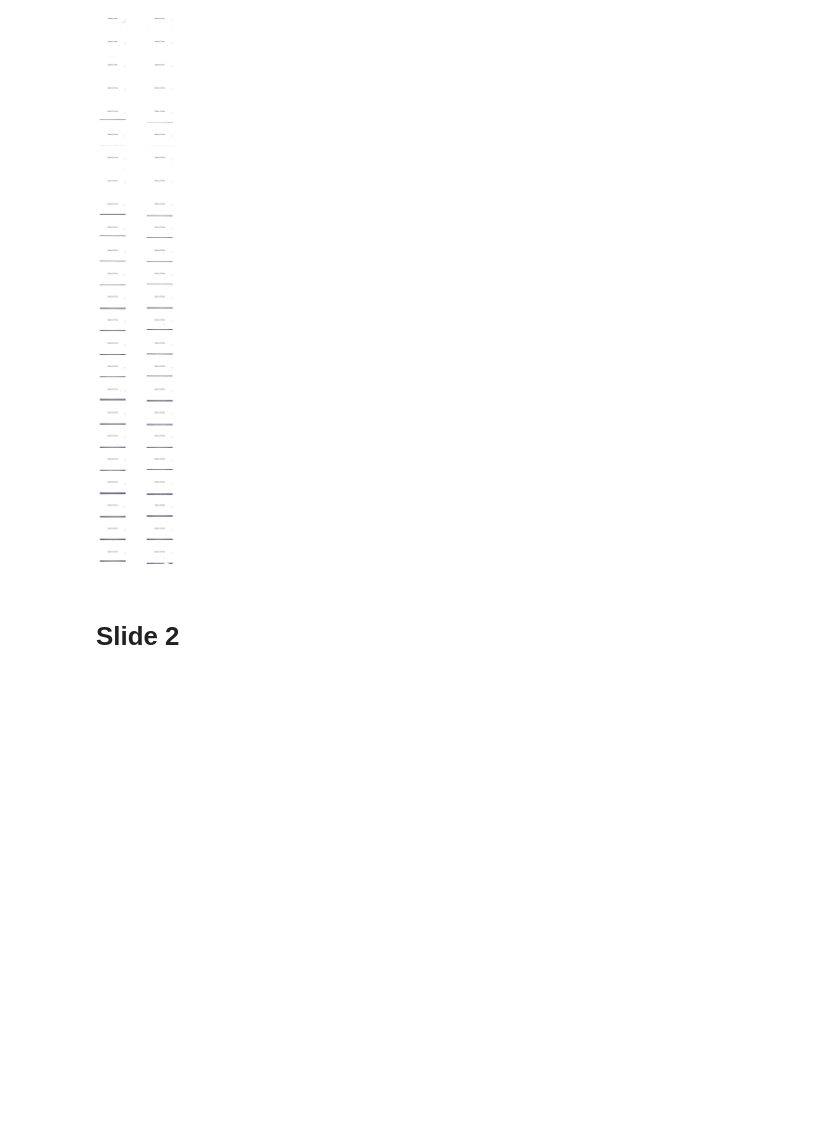
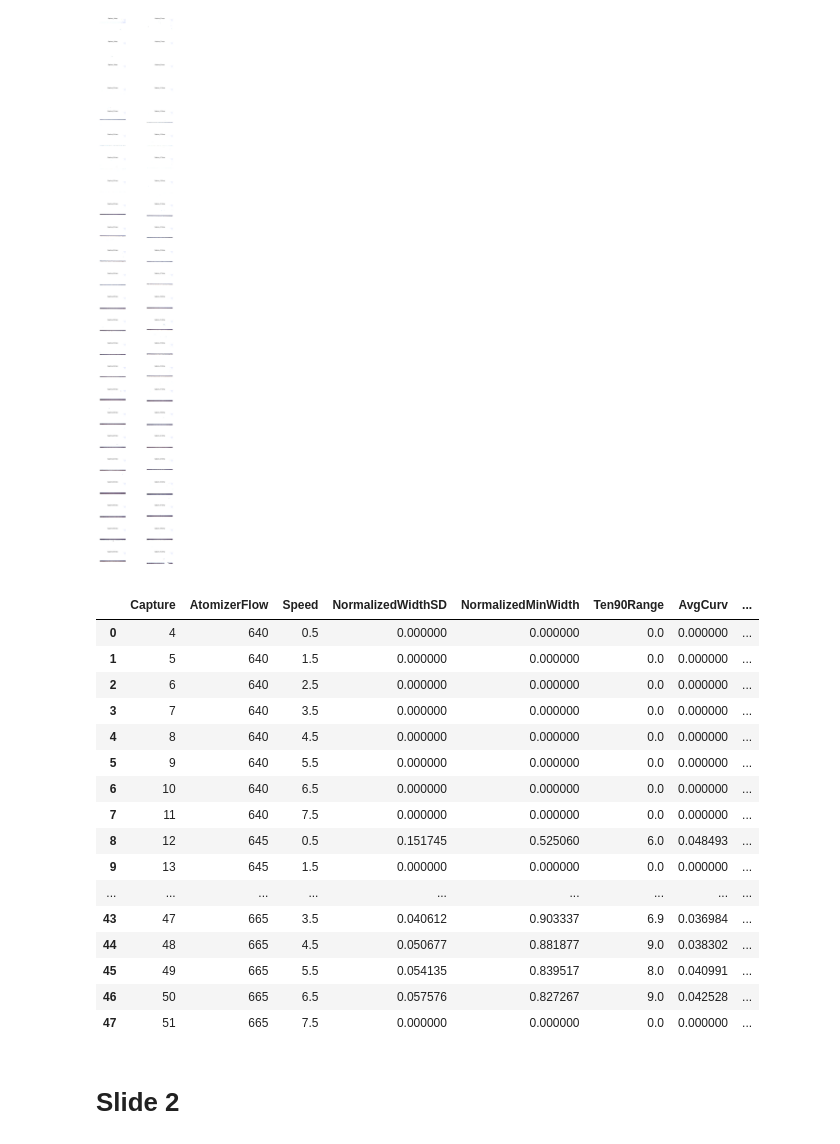
Before and after one commit to marsh1717/UpdateMaterial, a Jupyter notebook: Image Sharing Notebook.ipynb, the cells around one changed output. Cells and saved outputs as stored; diff of their text form; code cells hidden in the pictures; blank space fills up the shorter version.

Commit message:
Add files via upload
Improved viewability of images + tables

```diff
--- a/Image Sharing Notebook.ipynb
+++ b/Image Sharing Notebook.ipynb
@@ -45,6 +51,26 @@ for i, img in enumerate(images):
 plt.show()
 # %% [output]
 [figure]
+# %%
+IPtable[IPtable['Slide']==1][['Capture', 'AtomizerFlow', 'Speed', 'NormalizedWidthSD', 'NormalizedMinWidth', 'Ten90Range', 'AvgCurv', 'QualityScore1', 'QualityScore2', 'QualityScore3']]
+# %% [output]
+|  | Capture | AtomizerFlow | Speed | NormalizedWidthSD | NormalizedMinWidth | Ten90Range | AvgCurv | ... |
+| 0 | 4 | 640 | 0.5 | 0.000000 | 0.000000 | 0.0 | 0.000000 | ... |
+| 1 | 5 | 640 | 1.5 | 0.000000 | 0.000000 | 0.0 | 0.000000 | ... |
+| 2 | 6 | 640 | 2.5 | 0.000000 | 0.000000 | 0.0 | 0.000000 | ... |
+| 3 | 7 | 640 | 3.5 | 0.000000 | 0.000000 | 0.0 | 0.000000 | ... |
+| 4 | 8 | 640 | 4.5 | 0.000000 | 0.000000 | 0.0 | 0.000000 | ... |
+| 5 | 9 | 640 | 5.5 | 0.000000 | 0.000000 | 0.0 | 0.000000 | ... |
+| 6 | 10 | 640 | 6.5 | 0.000000 | 0.000000 | 0.0 | 0.000000 | ... |
+| 7 | 11 | 640 | 7.5 | 0.000000 | 0.000000 | 0.0 | 0.000000 | ... |
+| 8 | 12 | 645 | 0.5 | 0.151745 | 0.525060 | 6.0 | 0.048493 | ... |
+| 9 | 13 | 645 | 1.5 | 0.000000 | 0.000000 | 0.0 | 0.000000 | ... |
+| ... | ... | ... | ... | ... | ... | ... | ... | ... |
+| 43 | 47 | 665 | 3.5 | 0.040612 | 0.903337 | 6.9 | 0.036984 | ... |
+| 44 | 48 | 665 | 4.5 | 0.050677 | 0.881877 | 9.0 | 0.038302 | ... |
+| 45 | 49 | 665 | 5.5 | 0.054135 | 0.839517 | 8.0 | 0.040991 | ... |
+| 46 | 50 | 665 | 6.5 | 0.057576 | 0.827267 | 9.0 | 0.042528 | ... |
+| 47 | 51 | 665 | 7.5 | 0.000000 | 0.000000 | 0.0 | 0.000000 | ... |
 # %% [markdown]
 # Slide 2
 # %%
```
Also changed, not shown: parts of 8 cells of this notebook, 1 other file.
